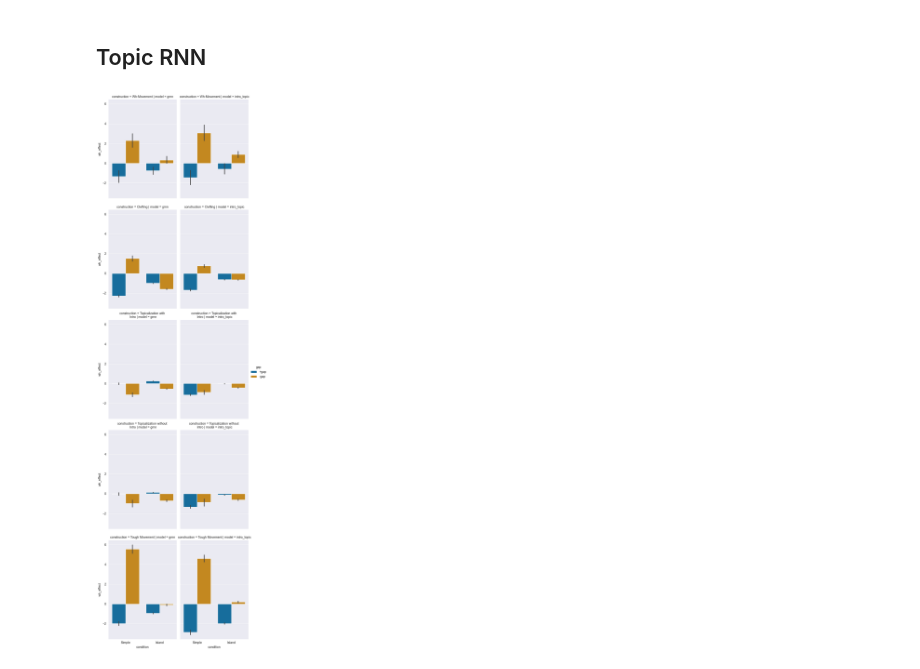
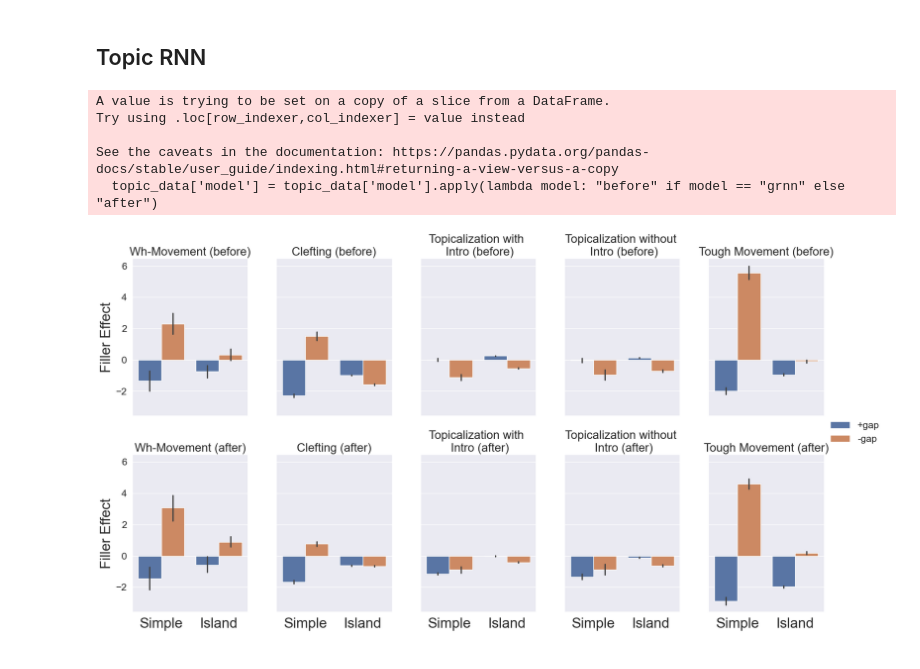
Before and after one commit to umd-psycholing/lm-syntactic-generalization, a Jupyter notebook: pretrained_comparisons.ipynb, the cells around one changed output. Saved outputs shown, nothing was run; the diff lists cells and outputs as text; code cells hidden in the pictures.

Commit message:
figures before submission

```diff
--- a/pretrained_comparisons.ipynb
+++ b/pretrained_comparisons.ipynb
@@ -48,7 +82,22 @@ g = sns.catplot(x="condition", y="wh_effect", hue="gap", data=cleft_data, kind="
 ## Topic RNN
 # %%
 topic_data = combined_effects[combined_effects['model'].isin(['grnn', 'intro_topic'])]
-g = sns.catplot(x="condition", y="wh_effect", hue="gap", data=topic_data, kind="bar", row = "construction", col = "model",
+topic_data['model'] = topic_data['model'].apply(lambda model: "before" if model == "grnn" else "after")
+g = sns.catplot(x="condition", y="wh_effect", hue="gap", data=topic_data, kind="bar", col = "construction", row = "model",
             estimator="mean", aspect = 0.7)
+g.set_axis_labels("", "Filler Effect", fontsize = 24)
+g.set_xticklabels(["Simple" , "Island"], size = 24)
+
+g.set_titles(template="{col_name} ({row_name})", size = 20)
+g.fig.subplots_adjust(hspace=0.25, wspace=0.25)
+constructions = ['Wh-Movement', 'Clefting', 'Topicalization with Intro',
+       'Topicalization without Intro', 'Tough Movement']
+
+g.legend.set_title("")
 # %% [output]
+A value is trying to be set on a copy of a slice from a DataFrame.
+Try using .loc[row_indexer,col_indexer] = value instead
+
+See the caveats in the documentation: https://pandas.pydata.org/pandas-docs/stable/user_guide/indexing.html#returning-a-view-versus-a-copy
+  topic_data['model'] = topic_data['model'].apply(lambda model: "before" if model == "grnn" else "after")
-[figure, old version]
+[figure, new version]
```
Also changed, not shown: parts of 4 cells of this notebook, 6 other files.
